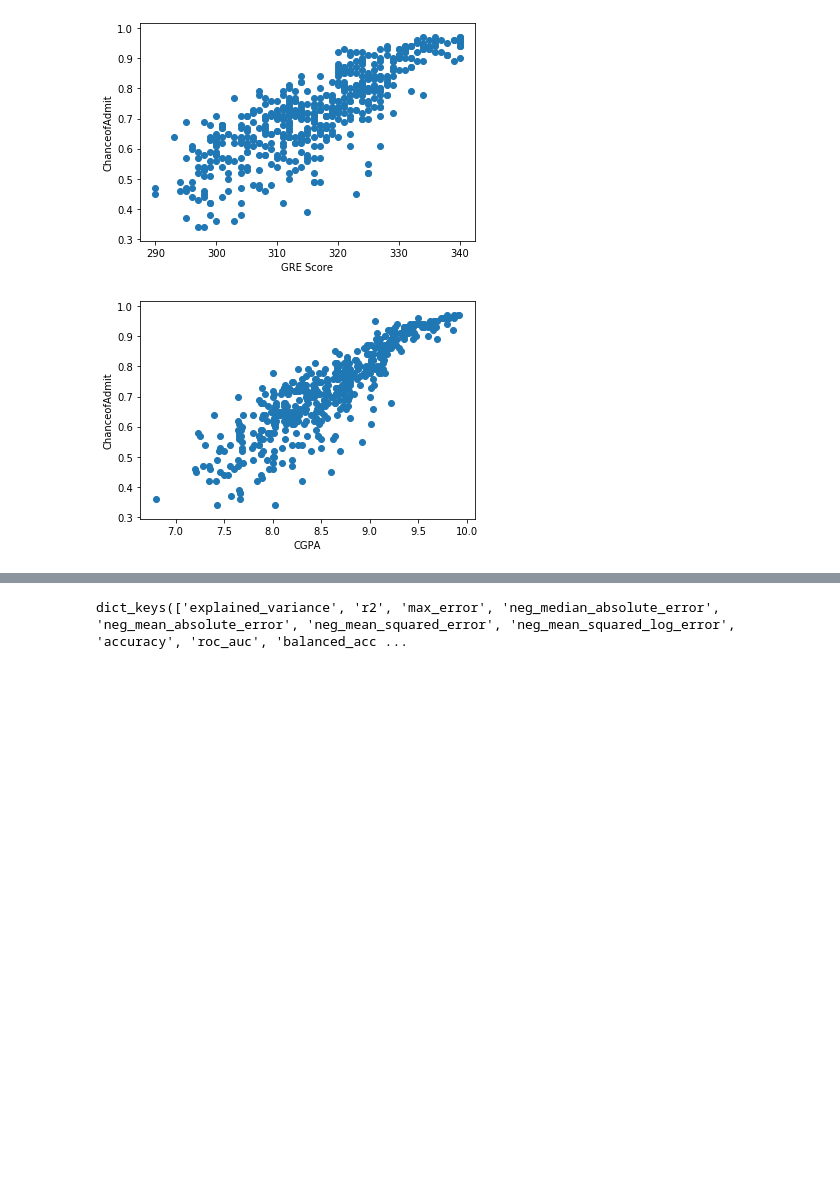
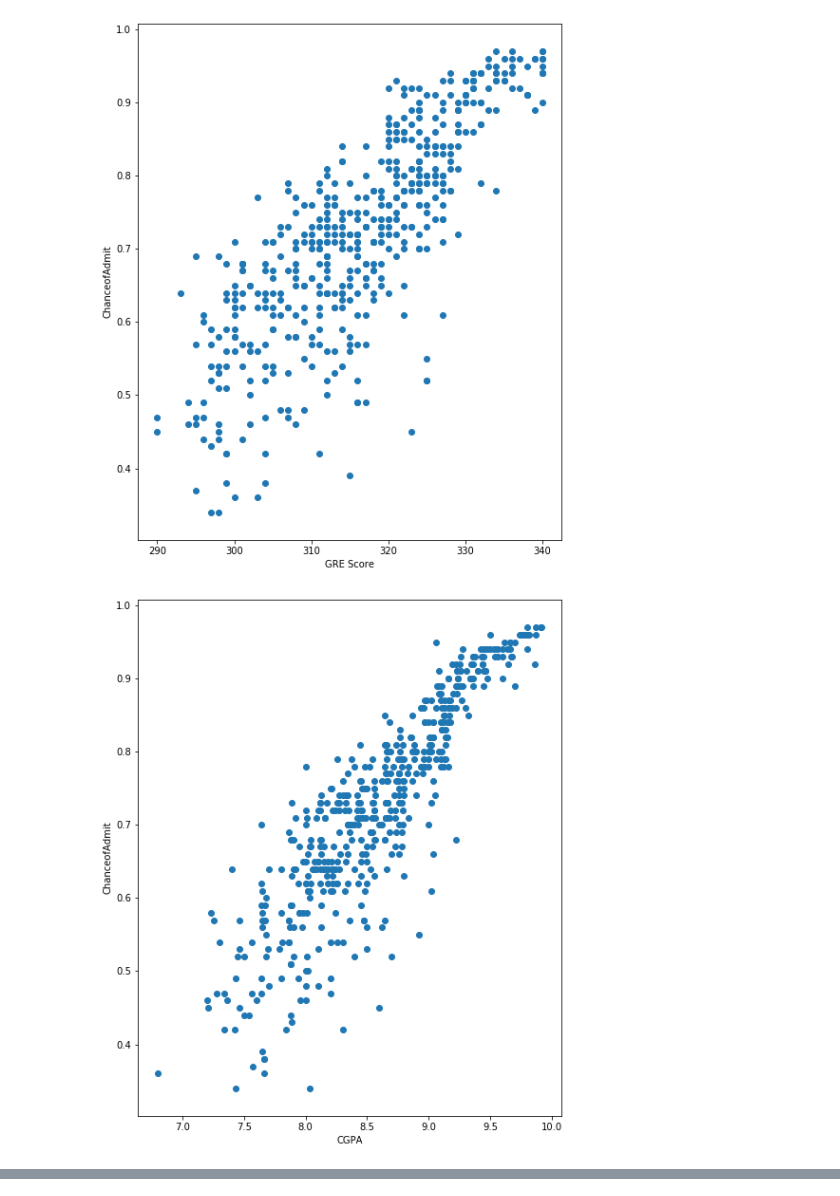
Before and after one commit to kimjungwow/MAS480-Mathematical-Foundation-for-Artifical-Intelligence, a Jupyter notebook: graduateAdmission.ipynb, the cells around one changed output, grey strips where cells are left out. Drawn from its saved outputs; the diff is of its cells as text; code cells hidden in the pictures; blank space fills up the shorter version.

```diff
--- a/graduateAdmission.ipynb
+++ b/graduateAdmission.ipynb
@@ -32,23 +23,19 @@ memory usage: 31.4 KB
 # %%
-#In this project, as we are predicting the SalePrice of a property, it is a common sense that there should be a linear relationsip
-#between the area of the property and the sale price of the property. (The area of the property is in cloumn 'GrLivArea')
-
-#We will use scatter plot to see if the relationship is linear.
+#Scatter plot to see if the relationships are linear.
 plt.scatter(x = df_train_ori['GRE Score'], y = df_train_ori['ChanceofAdmit'])
 plt.ylabel('ChanceofAdmit')
 plt.xlabel('GRE Score')
 plt.show()
 
-#We will use scatter plot to see if the relationship is linear.
 plt.scatter(x = df_train_ori['CGPA'], y = df_train_ori['ChanceofAdmit'])
 plt.ylabel('ChanceofAdmit')
 plt.xlabel('CGPA')
 plt.show()
-#We will use scatter plot to see if the relationship is linear.
-plt.scatter(x = df_train_ori['University Rating'], y = df_train_ori['ChanceofAdmit'])
+
+plt.scatter(x = df_train_ori['TOEFL Score'], y = df_train_ori['ChanceofAdmit'])
 plt.ylabel('ChanceofAdmit')
-plt.xlabel('University Rating')
+plt.xlabel('TOEFL Score')
 plt.show()
 # %% [output]
-[figure, old version]
+[figure, new version]
-[figure, old version]
+[figure, new version]
@@ -56,19 +42,0 @@ plt.show()
-# %%
-
-def plot_learning_curves(model, X, y):
-    X_train, X_val, y_train, y_val = train_test_split(X,y,test_size=0.2)
-    train_errors, val_errors = [], []
-    for m in range(1, len(X_train)):
-        model.fit(X_train[:m], y_train[:m])
-        y_train_predict = model.predict(X_train[:m])
-        y_val_predict = model.predict(X_val)
-        train_errors.append(mean_squared_error(y_train[:m],y_train_predict))
-        val_errors.append(mean_squared_error(y_val,y_val_predict))
-    plt.plot(np.sqrt(train_errors),'r-', label='training error')
-    plt.plot(np.sqrt(val_errors),'b-',label='validation error')
-    plt.xlabel('size of training data')
-    plt.ylabel('RMSE')
-    plt.legend()
-print(sklearn.metrics.SCORERS.keys())
-# %% [output]
-dict_keys(['explained_variance', 'r2', 'max_error', 'neg_median_absolute_error', 'neg_mean_absolute_error', 'neg_mean_squared_error', 'neg_mean_squared_log_error', 'accuracy', 'roc_auc', 'balanced_acc ...
```
Also changed, not shown: parts of 25 cells of this notebook.
